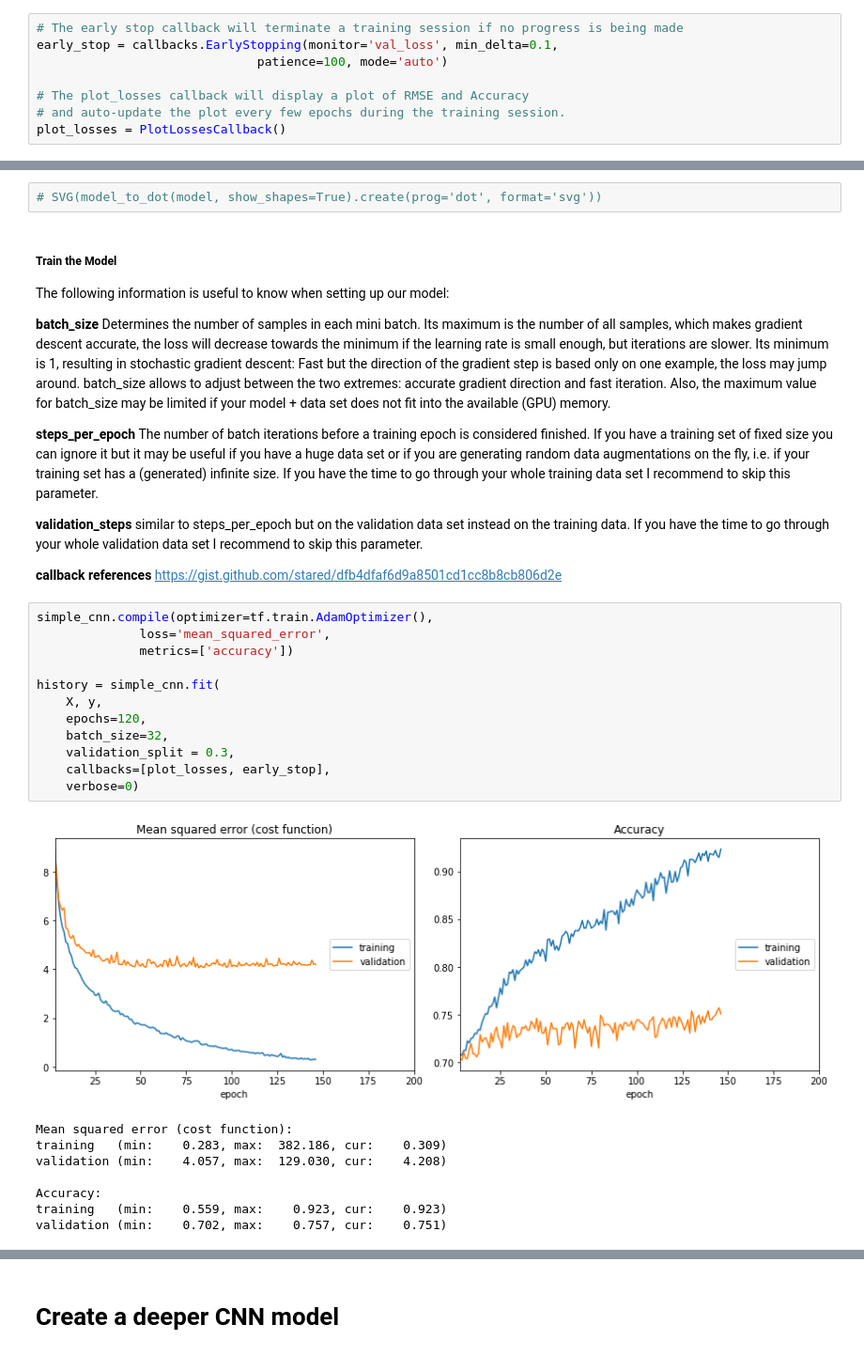
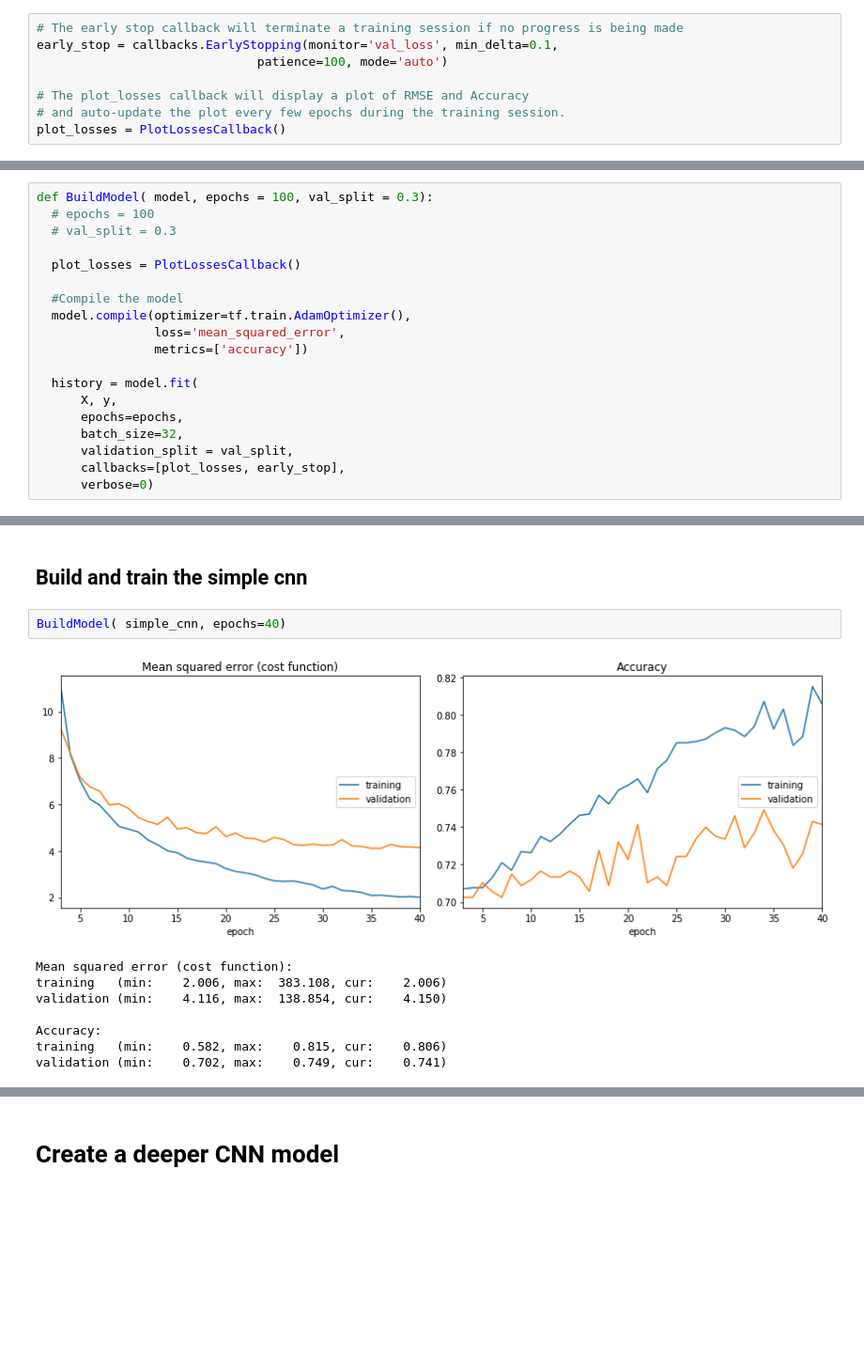
Before and after one commit to tomgoter/w207_finalproject, a Jupyter notebook: basic_cnn_example_ctw.ipynb, the cells around one changed output, grey strips where cells are left out. Shown: that part at 94% size. Cells and saved outputs as stored; diff of their text form; blank space fills up the shorter version.

```diff
--- a/basic_cnn_example_ctw.ipynb
+++ b/basic_cnn_example_ctw.ipynb
@@ -144,0 +146,19 @@ plot_losses = PlotLossesCallback()
+# %%
+def BuildModel( model, epochs = 100, val_split = 0.3):
+  # epochs = 100
+  # val_split = 0.3
+
+  plot_losses = PlotLossesCallback()
+
+  #Compile the model
+  model.compile(optimizer=tf.train.AdamOptimizer(),
+                loss='mean_squared_error',
+                metrics=['accuracy'])
+
+  history = model.fit(
+      X, y,
+      epochs=epochs,
+      batch_size=32,
+      validation_split = val_split,
+      callbacks=[plot_losses, early_stop],
+      verbose=0)
@@ -190,43 +294,17 @@ Total params: 1,658,970
 Trainable params: 1,658,970
 Non-trainable params: 0
 _________________________________________________________________
-# %%
-# SVG(model_to_dot(model, show_shapes=True).create(prog='dot', format='svg'))
-# %% [markdown]
-##### Train the Model
-
-The following information is useful to know when setting up our model:
-
-**batch_size**
-Determines the number of samples in each mini batch. Its maximum is the number of all samples, which makes gradient descent accurate, the loss will decrease towards the minimum if the learning rate is small enough, but iterations are slower. Its minimum is 1, resulting in stochastic gradient descent: Fast but the direction of the gradient step is based only on one example, the loss may jump around. batch_size allows to adjust between the two extremes: accurate gradient direction and fast iteration. Also, the maximum value for batch_size may be limited if your model + data set does not fit into the available (GPU) memory.
-
-**steps_per_epoch**
-The number of batch iterations before a training epoch is considered finished. If you have a training set of fixed size you can ignore it but it may be useful if you have a huge data set or if you are generating random data augmentations on the fly, i.e. if your training set has a (generated) infinite size. If you have the time to go through your whole training data set I recommend to skip this parameter.
-
-**validation_steps**
-similar to steps_per_epoch but on the validation data set instead on the training data. If you have the time to go through your whole validation data set I recommend to skip this parameter.
-
-**callback references**
-https://gist.github.com/stared/dfb4dfaf6d9a8501cd1cc8b8cb806d2e
-# %%
-simple_cnn.compile(optimizer=tf.train.AdamOptimizer(),
-              loss='mean_squared_error',
-              metrics=['accuracy'])
-
-history = simple_cnn.fit(
-    X, y,
-    epochs=120,
-    batch_size=32,
-    validation_split = 0.3,
-    callbacks=[plot_losses, early_stop],
-    verbose=0)
-# %% [output]
-[figure, removed]
-Mean squared error (cost function):
-training   (min:    0.283, max:  382.186, cur:    0.309)
-validation (min:    4.057, max:  129.030, cur:    4.208)
-
-Accuracy:
-training   (min:    0.559, max:    0.923, cur:    0.923)
-validation (min:    0.702, max:    0.757, cur:    0.751)
+# %% [markdown]
+## Build and train the simple cnn
+# %%
+BuildModel( simple_cnn, epochs=40)
+# %% [output]
+[figure, added]
+Mean squared error (cost function):
+training   (min:    2.006, max:  383.108, cur:    2.006)
+validation (min:    4.116, max:  138.854, cur:    4.150)
+
+Accuracy:
+training   (min:    0.582, max:    0.815, cur:    0.806)
+validation (min:    0.702, max:    0.749, cur:    0.741)
 # %% [markdown]
```
Also changed, not shown: parts of 25 cells of this notebook.
